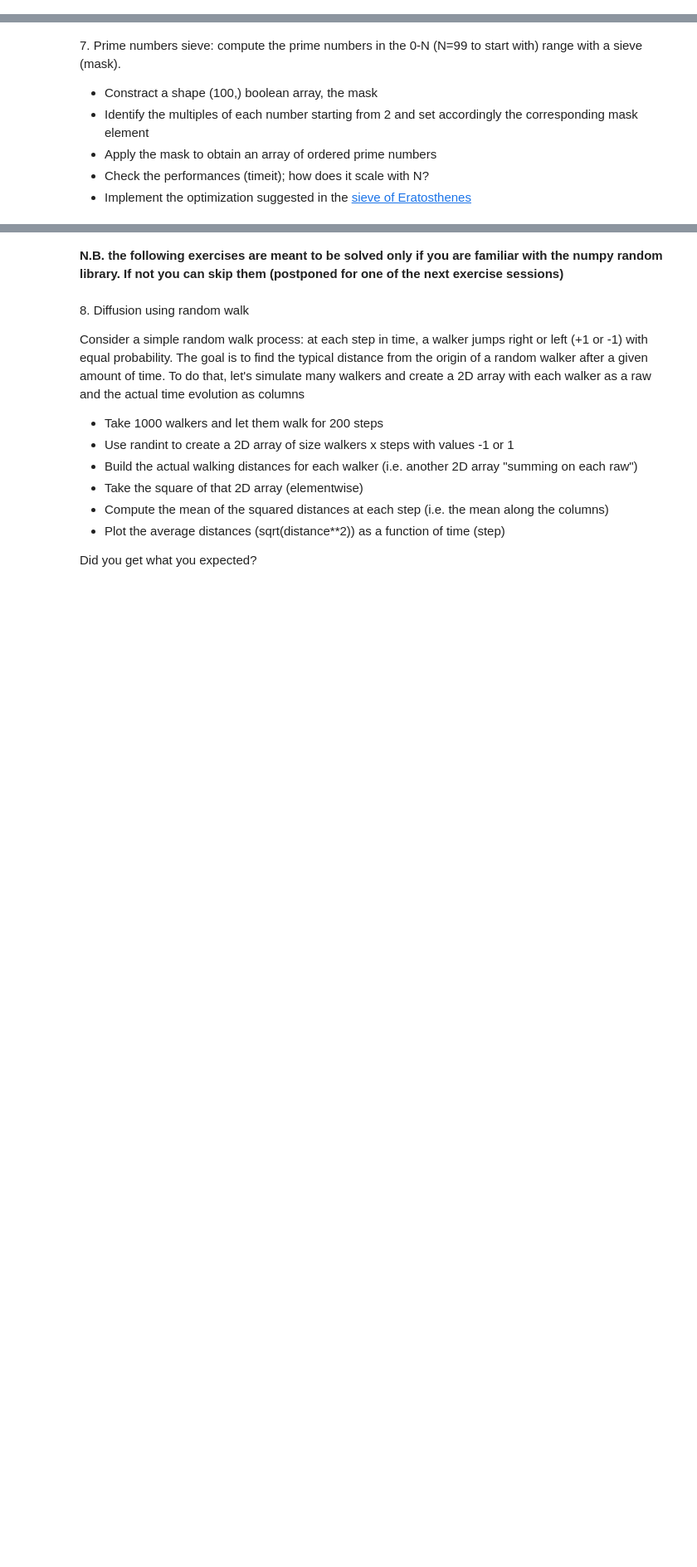
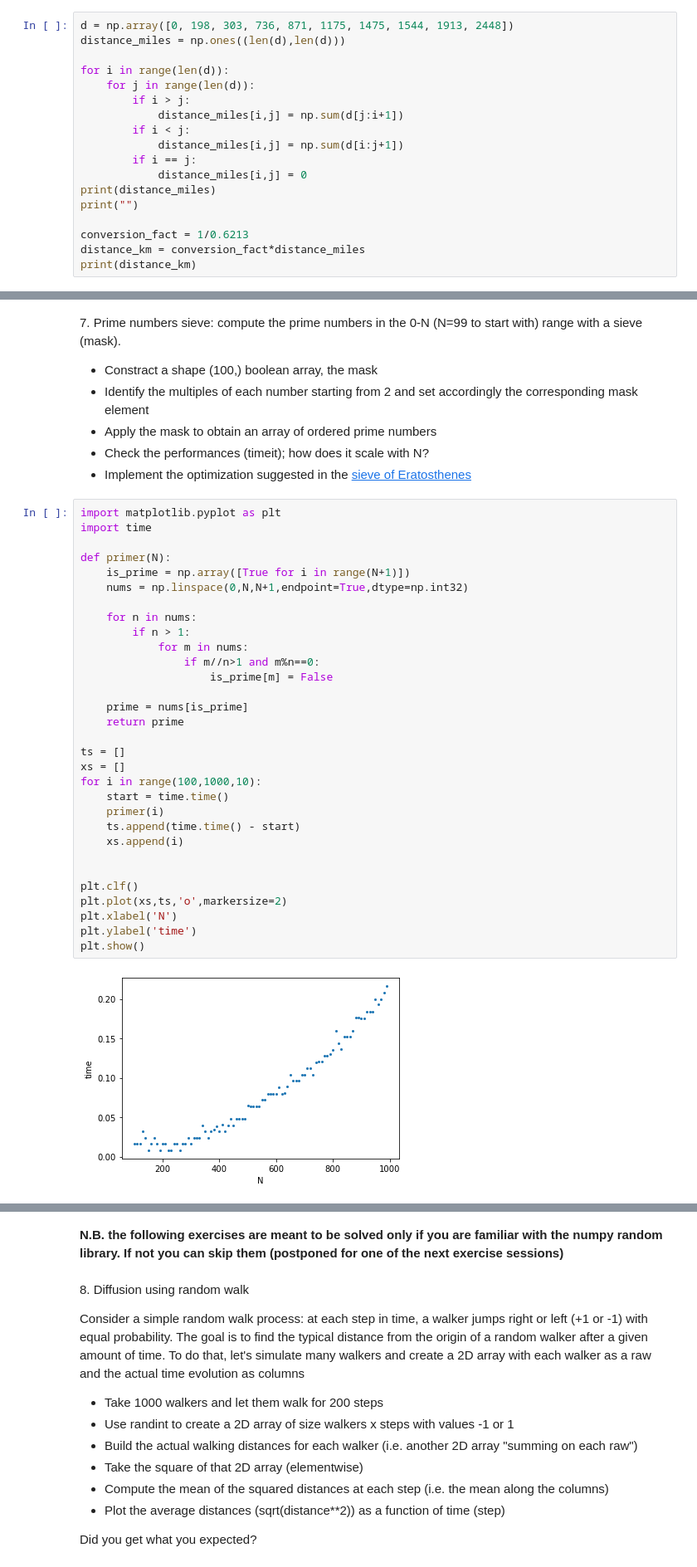
Before and after one commit to PhysicsOfData/LaboratoryOfComputationalPhysics_Y4, a Jupyter notebook: 03ex_Numpy.ipynb, the cells around one changed output, grey strips where cells are left out. Shown at 83% size. Drawn from its saved outputs; the diff is of its cells as text; blank space fills up the shorter version.

```diff
--- a/03ex_Numpy.ipynb
+++ b/03ex_Numpy.ipynb
@@ -136,3 +197,21 @@ The corresponding positions in miles are: 0, 198, 303, 736, 871, 1175, 1475, 154
 
   * Construct a 2D grid of distances among each city along Route 66
   * Convert that in km (those savages...)
+# %%
+d = np.array([0, 198, 303, 736, 871, 1175, 1475, 1544, 1913, 2448])
+distance_miles = np.ones((len(d),len(d)))
+
+for i in range(len(d)):
+    for j in range(len(d)):
+        if i > j:
+            distance_miles[i,j] = np.sum(d[j:i+1])
+        if i < j:
+            distance_miles[i,j] = np.sum(d[i:j+1])
+        if i == j:
+            distance_miles[i,j] = 0
+print(distance_miles)
+print("")
+
+conversion_fact = 1/0.6213
+distance_km = conversion_fact*distance_miles
+print(distance_km)
@@ -143,3 +240,36 @@ The corresponding positions in miles are: 0, 198, 303, 736, 871, 1175, 1475, 154
   * Apply the mask to obtain an array of ordered prime numbers
   * Check the performances (timeit); how does it scale with N?
   * Implement the optimization suggested in the [sieve of Eratosthenes](https://en.wikipedia.org/wiki/Sieve_of_Eratosthenes)
+# %%
+import matplotlib.pyplot as plt
+import time
+
+def primer(N):
+    is_prime = np.array([True for i in range(N+1)])
+    nums = np.linspace(0,N,N+1,endpoint=True,dtype=np.int32)
+
+    for n in nums:
+        if n > 1:
+            for m in nums:
+                if m//n>1 and m%n==0:
+                    is_prime[m] = False
+
+    prime = nums[is_prime]
+    return prime
+
+ts = []
+xs = []
+for i in range(100,1000,10):
+    start = time.time()
+    primer(i)
+    ts.append(time.time() - start)
+    xs.append(i)
+
+
+plt.clf()
+plt.plot(xs,ts,'o',markersize=2)
+plt.xlabel('N')
+plt.ylabel('time')
+plt.show()
+# %% [output]
+[figure, added]
```
Also changed, not shown: parts of 7 cells of this notebook.
